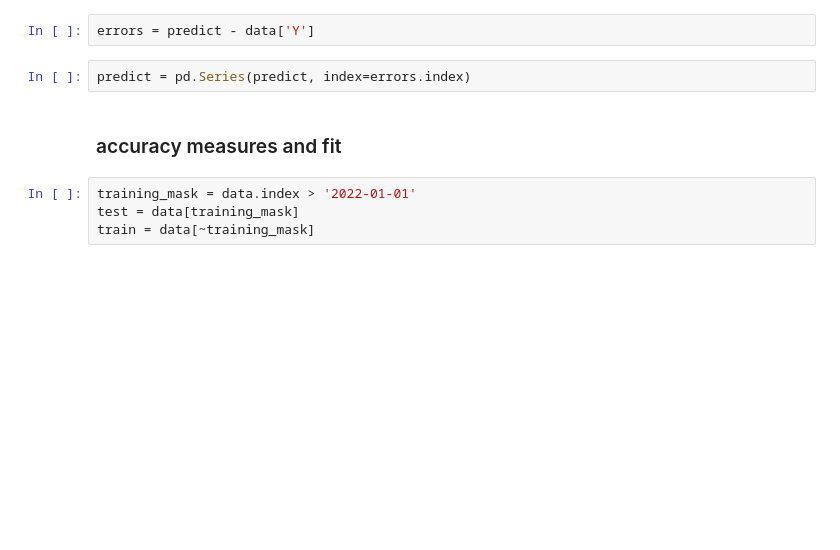
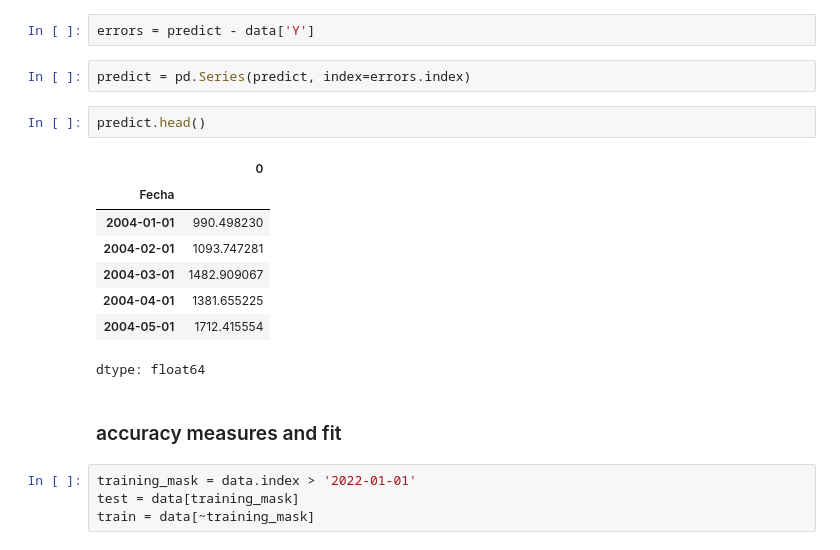
Before and after one commit to daniel-nuno/time_series_O2024_MAF3074N, a Jupyter notebook: regresion_lineal.ipynb, the cells around one changed output. Saved outputs shown, nothing was run; the diff lists cells and outputs as text; blank space fills up the shorter version.

```diff
--- a/regresion_lineal.ipynb
+++ b/regresion_lineal.ipynb
@@ -612,6 +633,17 @@ predict = LinearRegression().fit(data.drop(columns=['Y']),
 errors = predict - data['Y']
 # %%
 predict = pd.Series(predict, index=errors.index)
+# %%
+predict.head()
+# %% [output]
+|  | 0 |
+| Fecha |  |
+| 2004-01-01 | 990.498230 |
+| 2004-02-01 | 1093.747281 |
+| 2004-03-01 | 1482.909067 |
+| 2004-04-01 | 1381.655225 |
+| 2004-05-01 | 1712.415554 |
+dtype: float64
 # %% [markdown]
 ### accuracy measures and fit
 # %%
```
Also changed, not shown: parts of 6 cells of this notebook.
